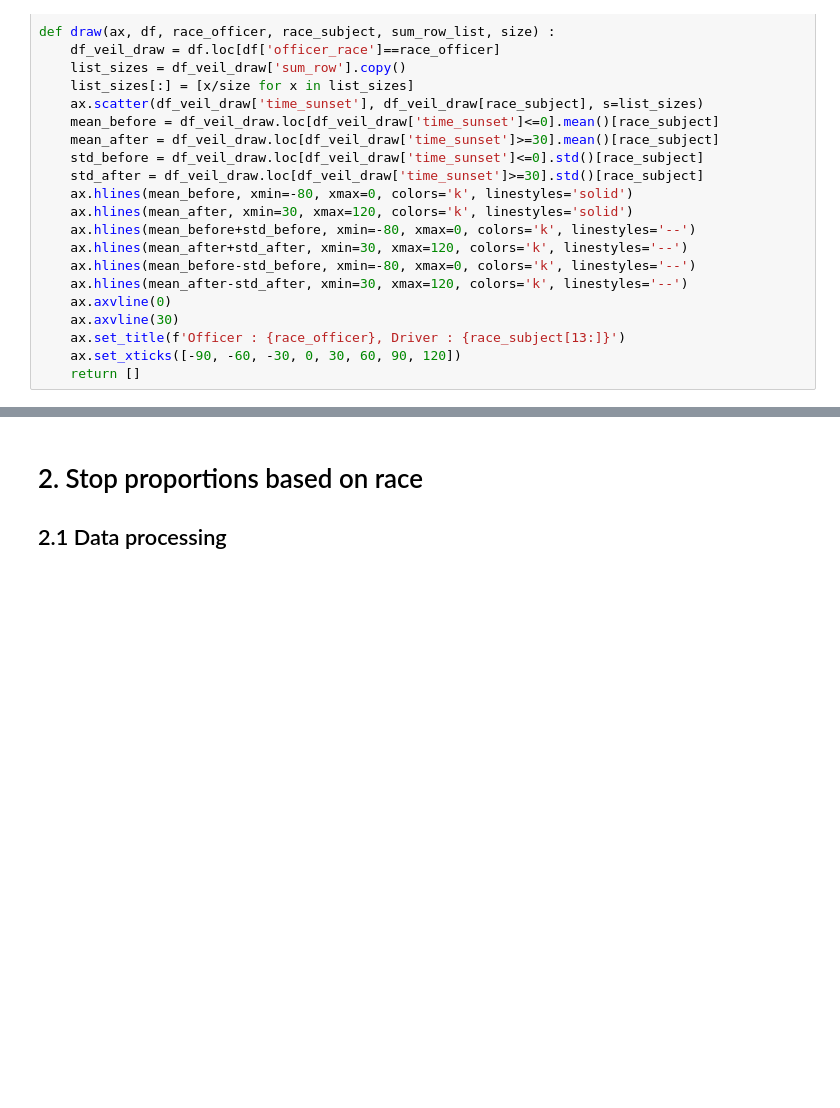
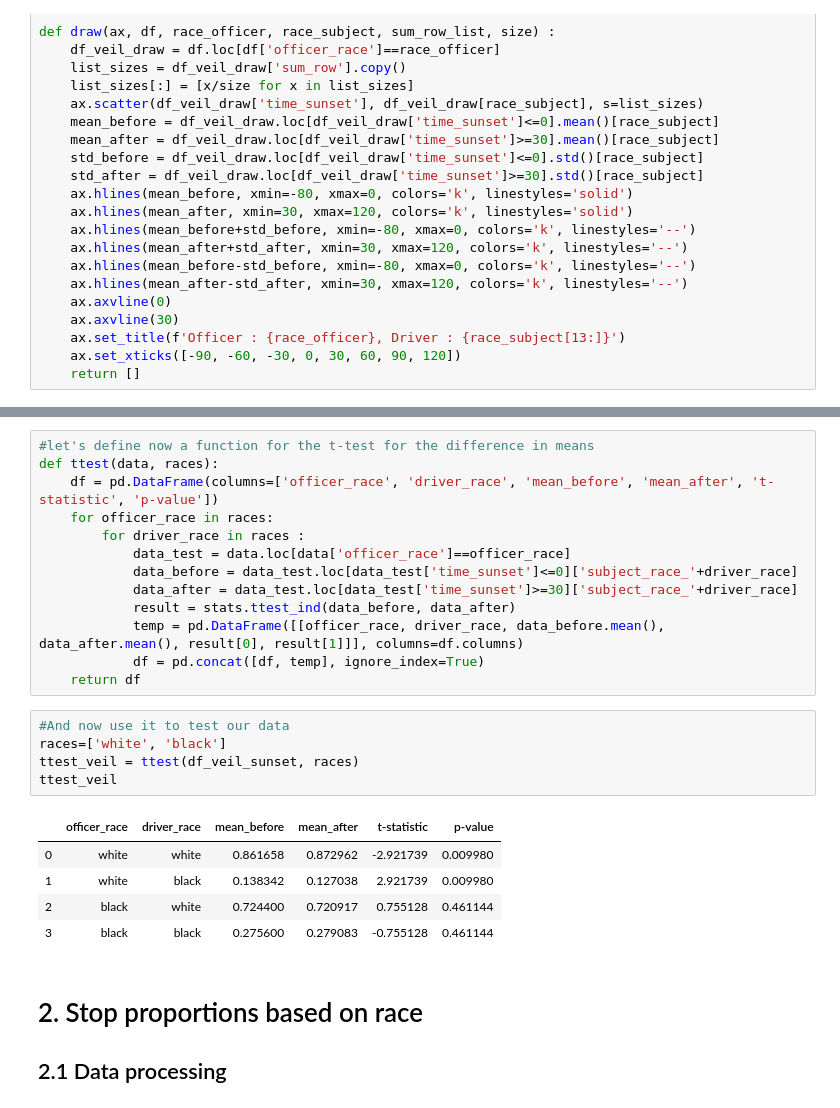
Before and after one commit to epfl-ada/ada-2020-project-milestone-p3-p3_adahn, a Jupyter notebook: extension.ipynb, the cells around one changed output, grey strips where cells are left out. Drawn from its saved outputs; the diff is of its cells as text; blank space fills up the shorter version.

Commit message:
Finished veil test

```diff
--- a/extension.ipynb
+++ b/extension.ipynb
@@ -358,3 +341,27 @@ NameError: name 'plt' is not defined
+# %%
+#let's define now a function for the t-test for the difference in means
+def ttest(data, races):
+    df = pd.DataFrame(columns=['officer_race', 'driver_race', 'mean_before', 'mean_after', 't-statistic', 'p-value'])
+    for officer_race in races:
+        for driver_race in races :
+            data_test = data.loc[data['officer_race']==officer_race]
+            data_before = data_test.loc[data_test['time_sunset']<=0]['subject_race_'+driver_race]
+            data_after = data_test.loc[data_test['time_sunset']>=30]['subject_race_'+driver_race]
+            result = stats.ttest_ind(data_before, data_after)
+            temp = pd.DataFrame([[officer_race, driver_race, data_before.mean(), data_after.mean(), result[0], result[1]]], columns=df.columns)
+            df = pd.concat([df, temp], ignore_index=True)
+    return df
+# %%
+#And now use it to test our data
+races=['white', 'black']
+ttest_veil = ttest(df_veil_sunset, races)
+ttest_veil
+# %% [output]
+|  | officer_race | driver_race | mean_before | mean_after | t-statistic | p-value |
+| 0 | white | white | 0.861658 | 0.872962 | -2.921739 | 0.009980 |
+| 1 | white | black | 0.138342 | 0.127038 | 2.921739 | 0.009980 |
+| 2 | black | white | 0.724400 | 0.720917 | 0.755128 | 0.461144 |
+| 3 | black | black | 0.275600 | 0.279083 | -0.755128 | 0.461144 |
 # %% [markdown]
 # 2. Stop proportions based on race
 
```
Also changed, not shown: parts of 14 cells of this notebook.
